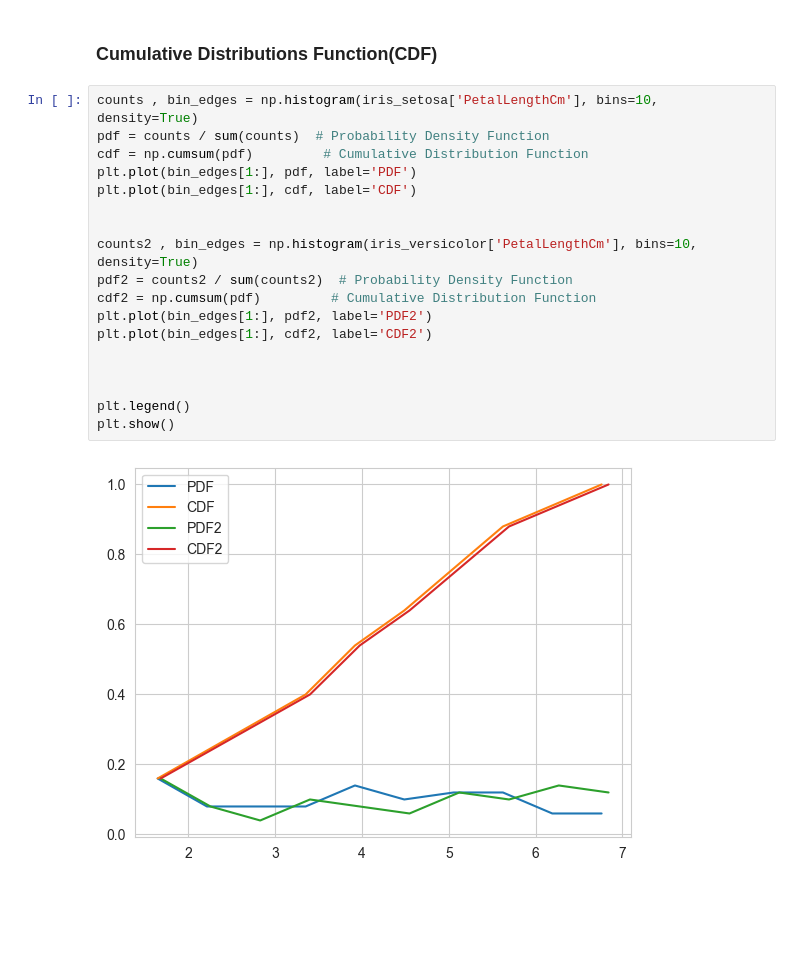
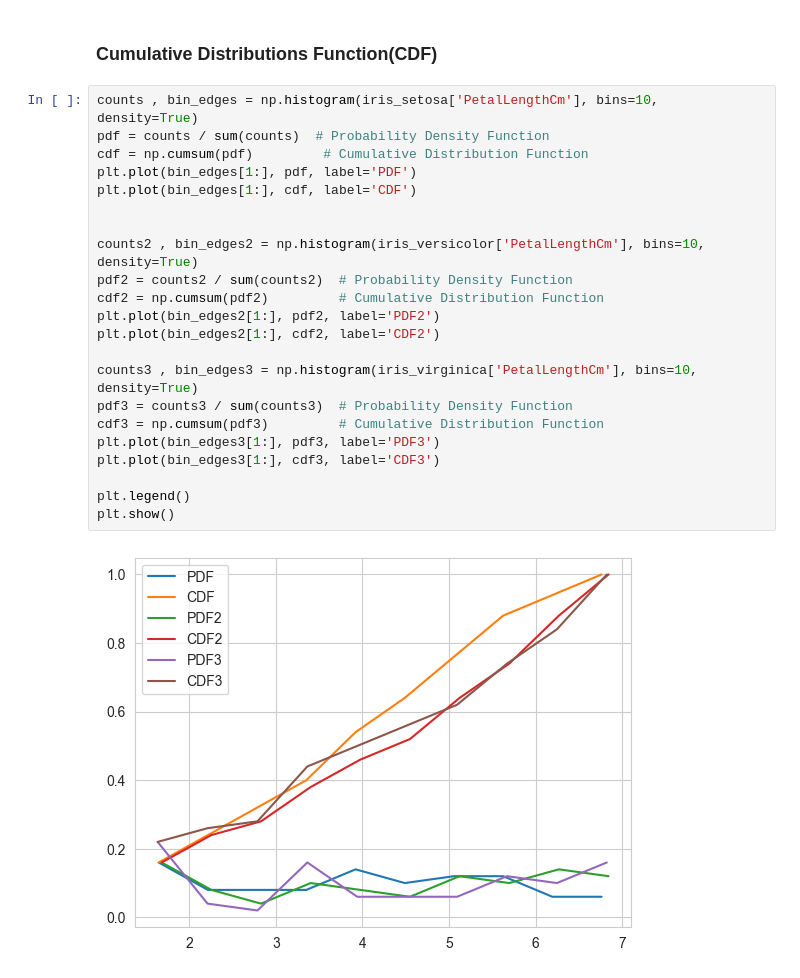
Before and after one commit to sikkki23/ML, a Jupyter notebook: python_numpy/test_EDA_panda_seaborn_metplotlib.ipynb, the cells around one changed output. Drawn from its saved outputs; the diff is of its cells as text; blank space fills up the shorter version.

```diff
--- a/python_numpy/test_EDA_panda_seaborn_metplotlib.ipynb
+++ b/python_numpy/test_EDA_panda_seaborn_metplotlib.ipynb
@@ -127,20 +127,24 @@ iris.describe()
 # %%
 counts , bin_edges = np.histogram(iris_setosa['PetalLengthCm'], bins=10, density=True)
 pdf = counts / sum(counts)  # Probability Density Function
 cdf = np.cumsum(pdf)         # Cumulative Distribution Function
 plt.plot(bin_edges[1:], pdf, label='PDF')
 plt.plot(bin_edges[1:], cdf, label='CDF')
 
 
-counts2 , bin_edges = np.histogram(iris_versicolor['PetalLengthCm'], bins=10, density=True)
+counts2 , bin_edges2 = np.histogram(iris_versicolor['PetalLengthCm'], bins=10, density=True)
 pdf2 = counts2 / sum(counts2)  # Probability Density Function
-cdf2 = np.cumsum(pdf)         # Cumulative Distribution Function
-plt.plot(bin_edges[1:], pdf2, label='PDF2')
-plt.plot(bin_edges[1:], cdf2, label='CDF2')
+cdf2 = np.cumsum(pdf2)         # Cumulative Distribution Function
+plt.plot(bin_edges2[1:], pdf2, label='PDF2')
+plt.plot(bin_edges2[1:], cdf2, label='CDF2')
 
-
+counts3 , bin_edges3 = np.histogram(iris_virginica['PetalLengthCm'], bins=10, density=True)
+pdf3 = counts3 / sum(counts3)  # Probability Density Function
+cdf3 = np.cumsum(pdf3)         # Cumulative Distribution Function
+plt.plot(bin_edges3[1:], pdf3, label='PDF3')
+plt.plot(bin_edges3[1:], cdf3, label='CDF3')
 
 plt.legend()
 plt.show()
 # %% [output]
-[figure, old version]
+[figure, new version]
```
